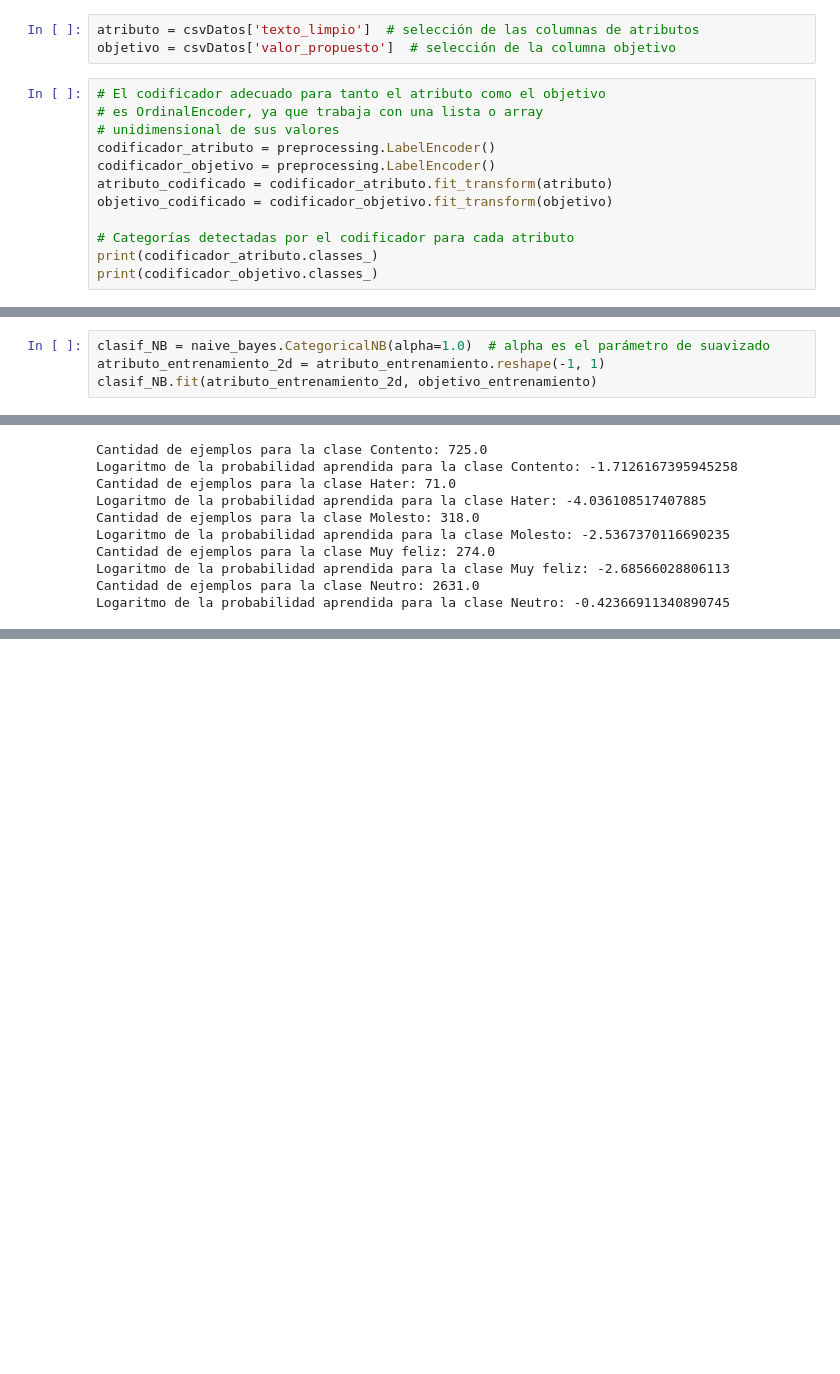
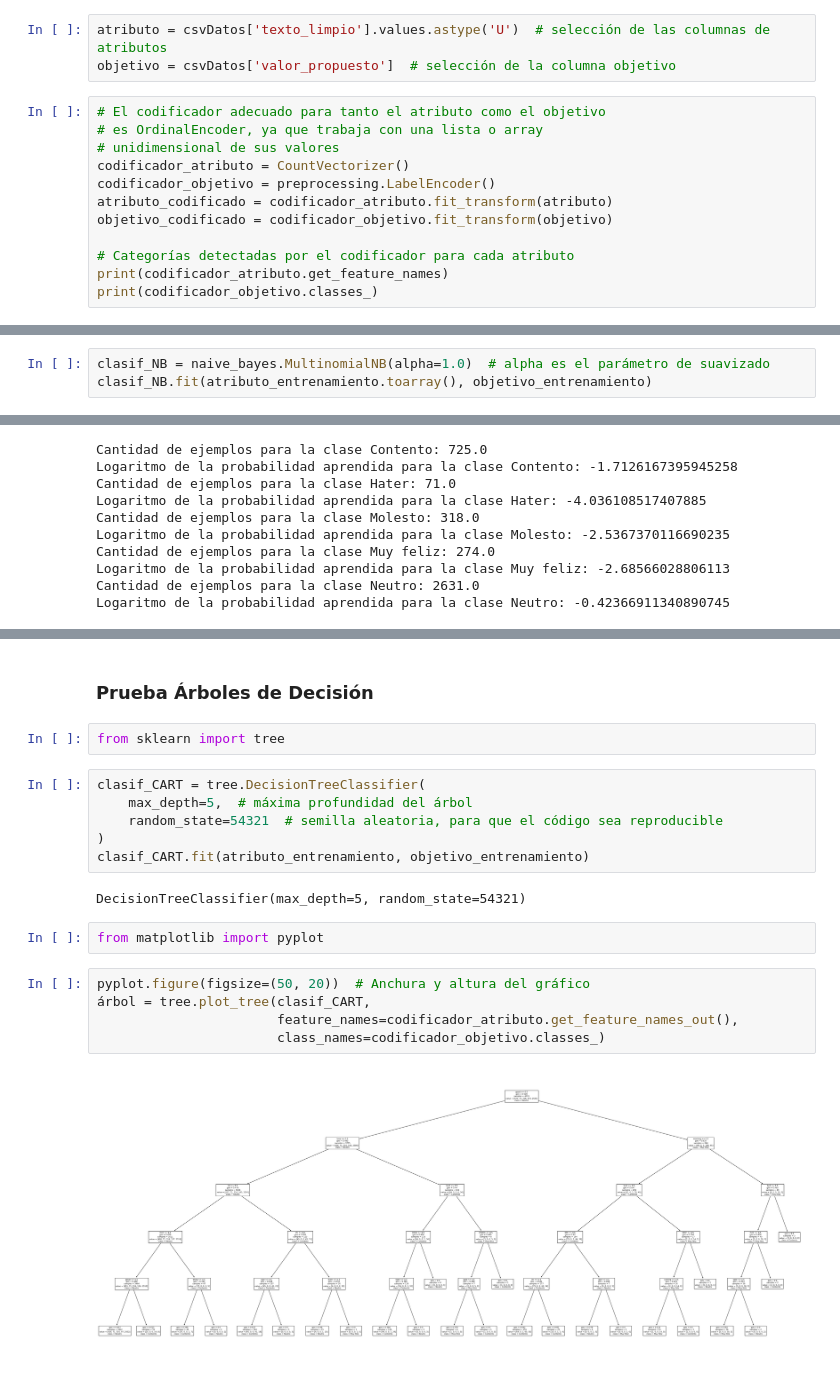
Before and after one commit to Alejandrocg024/analisis-sentimientos-ia, a Jupyter notebook: Proyecto.ipynb, the cells around one changed output, grey strips where cells are left out. Saved outputs shown, nothing was run; the diff lists cells and outputs as text; blank space fills up the shorter version.

```diff
--- a/Proyecto.ipynb
+++ b/Proyecto.ipynb
@@ -146,18 +147,18 @@ print(csvDatos.shape)
 # %% [markdown]
 ### Selección de atributos y objetivos
 # %%
-atributo = csvDatos['texto_limpio']  # selección de las columnas de atributos
+atributo = csvDatos['texto_limpio'].values.astype('U')  # selección de las columnas de atributos
 objetivo = csvDatos['valor_propuesto']  # selección de la columna objetivo
 # %%
 # El codificador adecuado para tanto el atributo como el objetivo
 # es OrdinalEncoder, ya que trabaja con una lista o array
 # unidimensional de sus valores
-codificador_atributo = preprocessing.LabelEncoder()
+codificador_atributo = CountVectorizer()
 codificador_objetivo = preprocessing.LabelEncoder()
 atributo_codificado = codificador_atributo.fit_transform(atributo)
 objetivo_codificado = codificador_objetivo.fit_transform(objetivo)
 
 # Categorías detectadas por el codificador para cada atributo
-print(codificador_atributo.classes_)
+print(codificador_atributo.get_feature_names)
 print(codificador_objetivo.classes_)
 # %% [output]
@@ -234,7 +232,6 @@ dtype: float64
 # %% [markdown]
 ### Prueba Naive Bayes
 # %%
-clasif_NB = naive_bayes.CategoricalNB(alpha=1.0)  # alpha es el parámetro de suavizado
-atributo_entrenamiento_2d = atributo_entrenamiento.reshape(-1, 1)
-clasif_NB.fit(atributo_entrenamiento_2d, objetivo_entrenamiento)
+clasif_NB = naive_bayes.MultinomialNB(alpha=1.0)  # alpha es el parámetro de suavizado
+clasif_NB.fit(atributo_entrenamiento.toarray(), objetivo_entrenamiento)
 # %% [output]
@@ -273,0 +268,21 @@ AttributeError: 'LabelEncoder' object has no attribute 'categories_'
+# %% [markdown]
+### Prueba Árboles de Decisión
+# %%
+from sklearn import tree
+# %%
+clasif_CART = tree.DecisionTreeClassifier(
+    max_depth=5,  # máxima profundidad del árbol
+    random_state=54321  # semilla aleatoria, para que el código sea reproducible
+)
+clasif_CART.fit(atributo_entrenamiento, objetivo_entrenamiento)
+# %% [output]
+DecisionTreeClassifier(max_depth=5, random_state=54321)
+# %%
+from matplotlib import pyplot
+# %%
+pyplot.figure(figsize=(50, 20))  # Anchura y altura del gráfico
+árbol = tree.plot_tree(clasif_CART,
+                       feature_names=codificador_atributo.get_feature_names_out(),
+                       class_names=codificador_objetivo.classes_)
+# %% [output]
+[figure, added]
```
Also changed, not shown: parts of 12 cells of this notebook.
